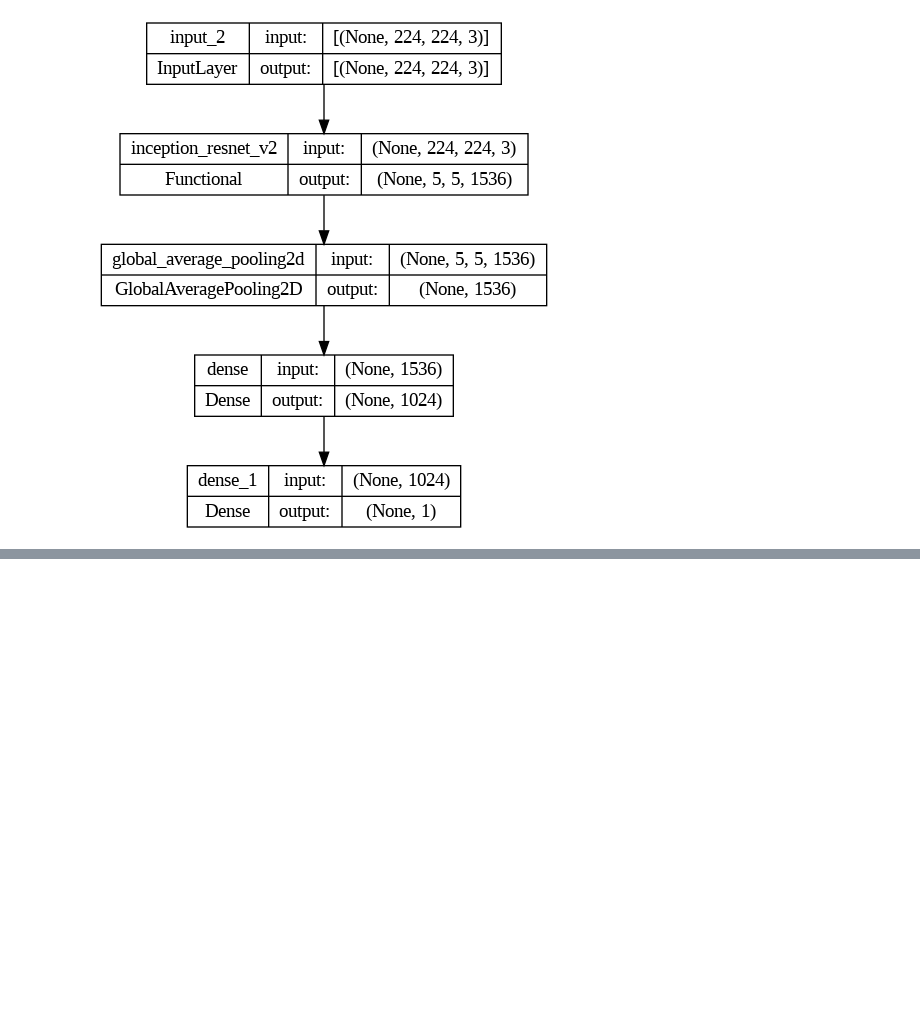
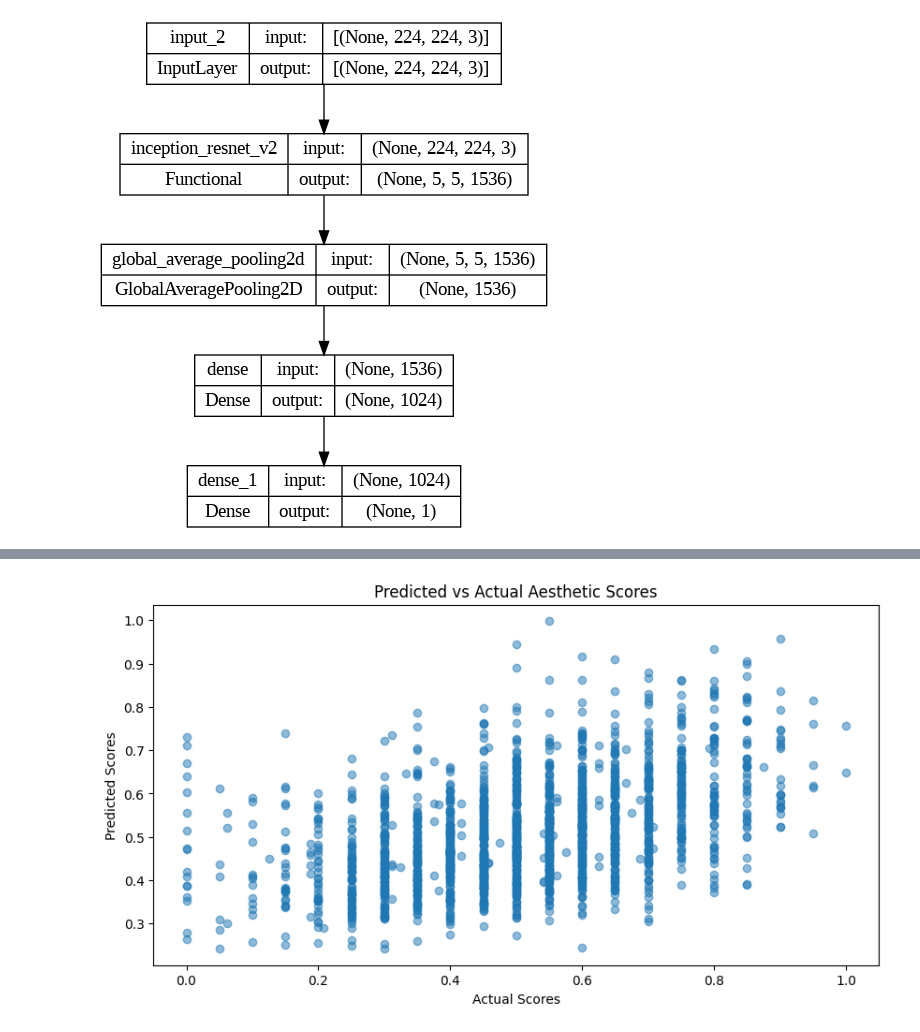
Before and after one commit to mohamedyunus1722/Aesthetic-estimation, a Jupyter notebook: Aesthetic.ipynb, the cells around one changed output, grey strips where cells are left out. Saved outputs shown, nothing was run; the diff lists cells and outputs as text; code cells hidden in the pictures; blank space fills up the shorter version.

```diff
--- a/Aesthetic.ipynb
+++ b/Aesthetic.ipynb
@@ -170,0 +211,25 @@ val_dataset = create_dataset(val_df)
+# %%
+import numpy as np
+import matplotlib.pyplot as plt
+import seaborn as sns
+
+# Make predictions
+val_predictions = model.predict(val_dataset)
+
+# Extract actual values from the dataset
+val_labels = []
+for images, labels in val_dataset:
+    val_labels.extend(labels.numpy())
+
+# Convert to numpy arrays for easier handling
+val_labels = np.array(val_labels)
+val_predictions = np.array(val_predictions).flatten()
+
+# Plot predictions vs actual
+plt.figure(figsize=(10, 5))
+plt.scatter(val_labels, val_predictions, alpha=0.5)
+plt.title('Predicted vs Actual Aesthetic Scores')
+plt.xlabel('Actual Scores')
+plt.ylabel('Predicted Scores')
+plt.show()
+# %% [output]
@@ -170,0 +237 @@ val_dataset = create_dataset(val_df)
+[figure, added]
```
Also changed, not shown: parts of 7 cells of this notebook.
